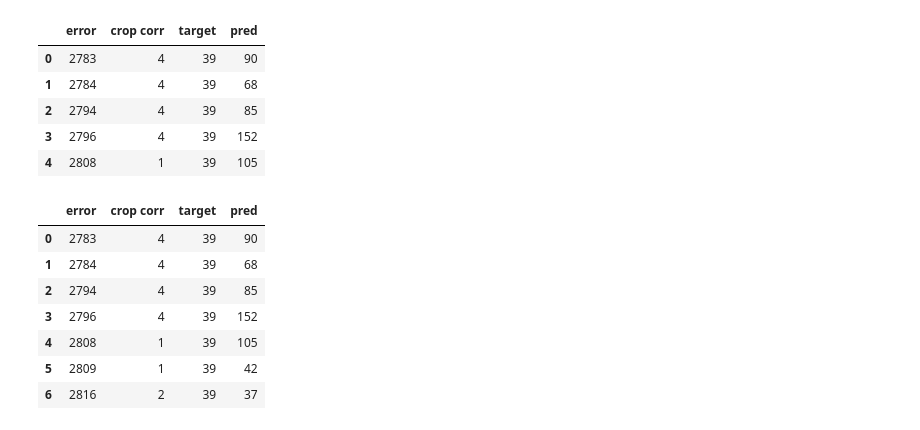
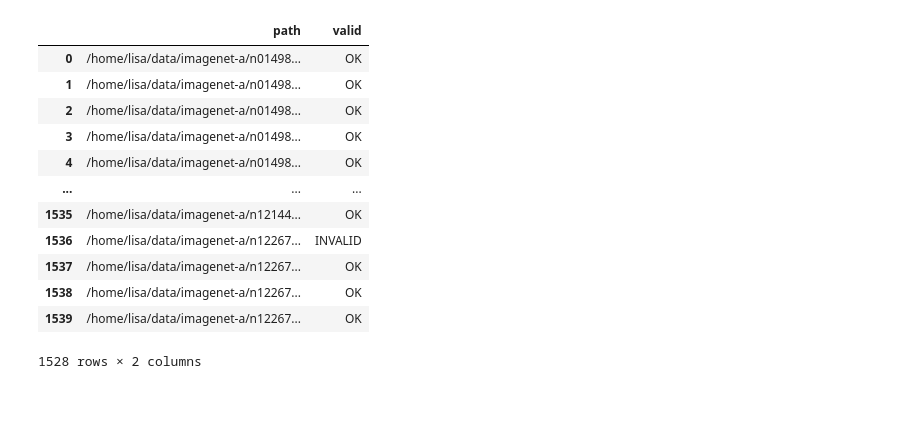
Before and after one commit to lisadunlap/natural-adv-examples, a Jupyter notebook: notebooks/test_one_class.ipynb, the cells around one changed output. Cells and saved outputs as stored; diff of their text form; code cells hidden in the pictures; blank space fills up the shorter version.

```diff
--- a/notebooks/test_one_class.ipynb
+++ b/notebooks/test_one_class.ipynb
@@ -39,21 +164,0 @@ net = models.resnet50(pretrained=True)
-# %%
-errs = pd.read_csv('../possible_errors.csv')
-errs[:5]
-# %% [output]
-|  | error | crop corr | target | pred |
-| 0 | 2783 | 4 | 39 | 90 |
-| 1 | 2784 | 4 | 39 | 68 |
-| 2 | 2794 | 4 | 39 | 85 |
-| 3 | 2796 | 4 | 39 | 152 |
-| 4 | 2808 | 1 | 39 | 105 |
-# %%
-errs[errs["target"] == 39]
-# %% [output]
-|  | error | crop corr | target | pred |
-| 0 | 2783 | 4 | 39 | 90 |
-| 1 | 2784 | 4 | 39 | 68 |
-| 2 | 2794 | 4 | 39 | 85 |
-| 3 | 2796 | 4 | 39 | 152 |
-| 4 | 2808 | 1 | 39 | 105 |
-| 5 | 2809 | 1 | 39 | 42 |
-| 6 | 2816 | 2 | 39 | 37 |
@@ -66,0 +165,22 @@ errs[errs["target"] == 39]
+# %%
+res = pd.read_csv("../human_eval_resnet152_cutmix.csv")
+res.columns = ["idx", "path", "valid"]
+res = res.drop_duplicates(subset="path", keep="last")
+res = res[["path", "valid"]]
+res["path"] = [f.replace("Users/lisadunlap", "home/lisa") for f in res["path"]]
+data = pd.read_csv("../imagenet-a_images.csv")
+res
+# %% [output]
+|  | path | valid |
+| 0 | /home/lisa/data/imagenet-a/n01498... | OK |
+| 1 | /home/lisa/data/imagenet-a/n01498... | OK |
+| 2 | /home/lisa/data/imagenet-a/n01498... | OK |
+| 3 | /home/lisa/data/imagenet-a/n01498... | OK |
+| 4 | /home/lisa/data/imagenet-a/n01498... | OK |
+| ... | ... | ... |
+| 1535 | /home/lisa/data/imagenet-a/n12144... | OK |
+| 1536 | /home/lisa/data/imagenet-a/n12267... | INVALID |
+| 1537 | /home/lisa/data/imagenet-a/n12267... | OK |
+| 1538 | /home/lisa/data/imagenet-a/n12267... | OK |
+| 1539 | /home/lisa/data/imagenet-a/n12267... | OK |
+1528 rows × 2 columns
```
Also changed, not shown: parts of 11 cells of this notebook, 14 other files.
